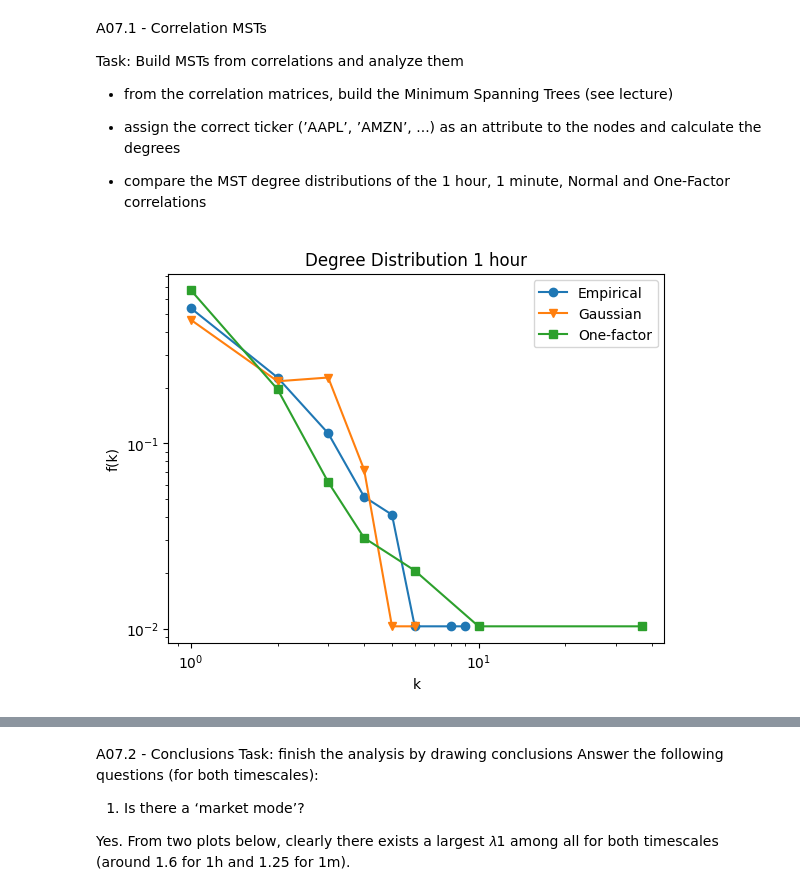
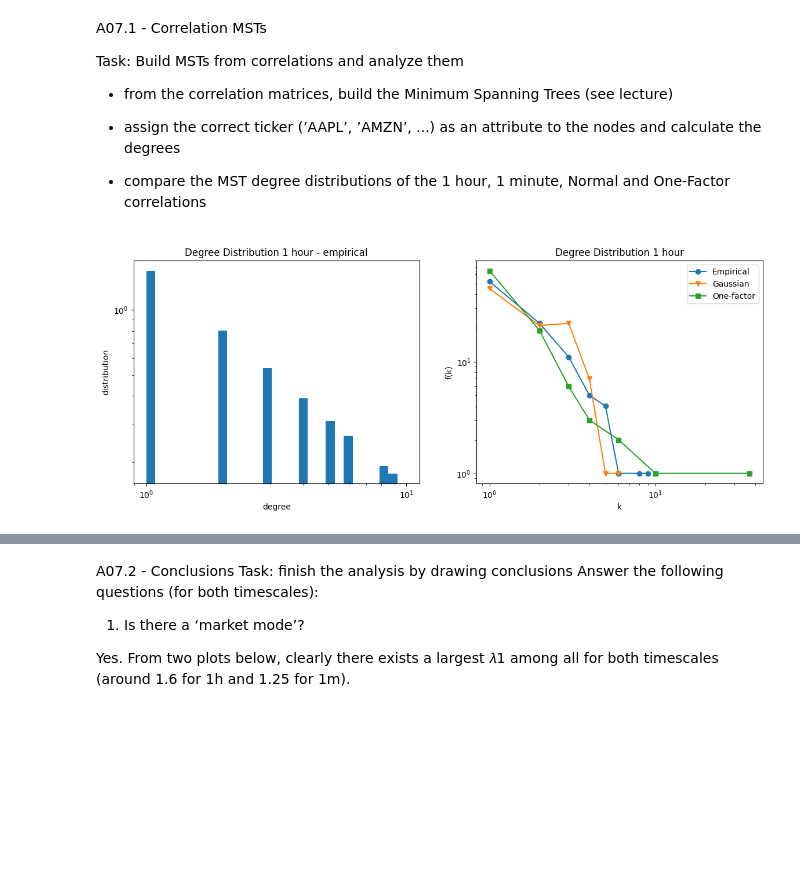
Before and after one commit to huyim/Netsci, a Jupyter notebook: Assi7/Hu_Yiming_EX7.ipynb, the cells around one changed output, grey strips where cells are left out. Cells and saved outputs as stored; diff of their text form; code cells hidden in the pictures; blank space fills up the shorter version.

```diff
--- a/Assi7/Hu_Yiming_EX7.ipynb
+++ b/Assi7/Hu_Yiming_EX7.ipynb
@@ -63,23 +66,34 @@ for mst in msts:
     ndegrees = np.unique(np.array([ degree[i] for i in mst.nodes() ]))
     mst_degree.append(ndegrees)
 
+    # measurements
     for i in ndegrees:
         measurements.append([])
-        measurements[count].append(degrees.count(i)/len(degrees))
+        measurements[count].append(degrees.count(i))
 
     count= count + 1
 # %%
 # Compare deg distributions REFER to Lec 8 - Page 28
+figure, axis = plt.subplots(1, 2, figsize=(14,5))
 
-plt.plot(mst_degree[0],measurements[0], marker='o', label="Empirical")
-plt.plot(mst_degree[2],measurements[2], marker='v', label="Gaussian")
-plt.plot(mst_degree[4],measurements[4], marker='s', label="One-factor")
-plt.title("Degree Distribution 1 hour")
-plt.xlabel("k")
-plt.ylabel("f(k)")
-plt.xscale("log")
-plt.yscale("log")
-plt.legend()
+my_bins = np.logspace(np.log10(min(mst_degree[0])),np.log10(max(mst_degree[0]) +1), 30 )
+_ = axis[0].hist(mst_degree[0], bins = my_bins, density = True)
+axis[0].set_title("Degree Distribution 1 hour - empirical")
+axis[0].set_xlabel("degree")
+axis[0].set_ylabel("distribution")
+axis[0].set_xscale("log")
+axis[0].set_yscale("log")
+
+axis[1].plot(mst_degree[0],measurements[0], marker='o', label="Empirical")
+axis[1].plot(mst_degree[2],measurements[2], marker='v', label="Gaussian")
+axis[1].plot(mst_degree[4],measurements[4], marker='s', label="One-factor")
+axis[1].set_title("Degree Distribution 1 hour")
+axis[1].set_xlabel("k")
+axis[1].set_ylabel("f(k)")
+axis[1].set_xscale("log")
+axis[1].set_yscale("log")
+axis[1].legend()
+
 plt.show()
 # %% [output]
-[figure, old version]
+[figure, new version]
```
Also changed, not shown: parts of 10 cells of this notebook.
